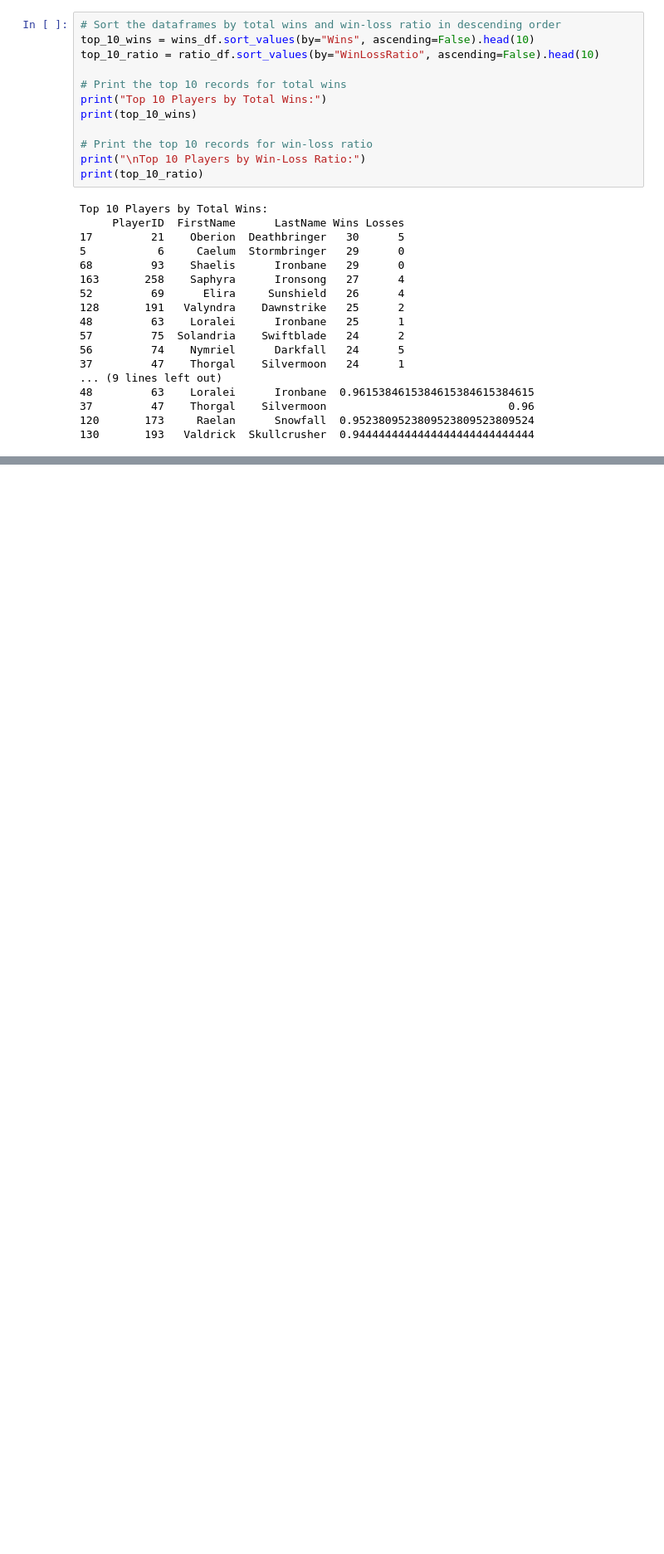
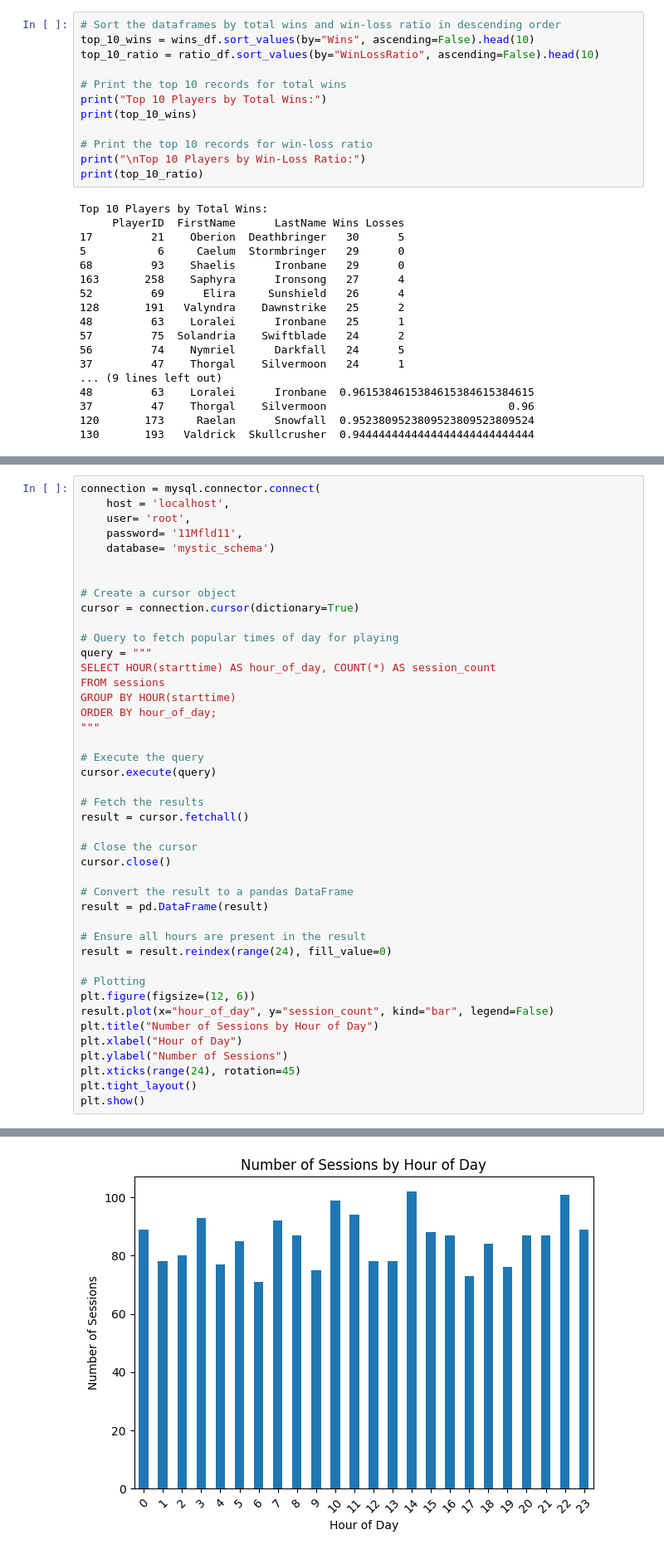
Before and after one commit to fabianzorr/Mystic_quest_Group_Project, a Jupyter notebook: Week_4_Refining_DB.ipynb, the cells around one changed output, grey strips where cells are left out. Shown at 83% size. Saved outputs shown, nothing was run; the diff lists cells and outputs as text; blank space fills up the shorter version.

```diff
--- a/Week_4_Refining_DB.ipynb
+++ b/Week_4_Refining_DB.ipynb
@@ -1024,0 +1262,44 @@ Top 10 Players by Total Wins:
+# %%
+connection = mysql.connector.connect(
+    host = 'localhost',
+    user= 'root',
+    password= '11Mfld11',
+    database= 'mystic_schema')
+
+
+# Create a cursor object
+cursor = connection.cursor(dictionary=True)
+
+# Query to fetch popular times of day for playing
+query = """
+SELECT HOUR(starttime) AS hour_of_day, COUNT(*) AS session_count
+FROM sessions
+GROUP BY HOUR(starttime)
+ORDER BY hour_of_day;
+"""
+
+# Execute the query
+cursor.execute(query)
+
+# Fetch the results
+result = cursor.fetchall()
+
+# Close the cursor
+cursor.close()
+
+# Convert the result to a pandas DataFrame
+result = pd.DataFrame(result)
+
+# Ensure all hours are present in the result
+result = result.reindex(range(24), fill_value=0)
+
+# Plotting
+plt.figure(figsize=(12, 6))
+result.plot(x="hour_of_day", y="session_count", kind="bar", legend=False)
+plt.title("Number of Sessions by Hour of Day")
+plt.xlabel("Hour of Day")
+plt.ylabel("Number of Sessions")
+plt.xticks(range(24), rotation=45)
+plt.tight_layout()
+plt.show()
+# %% [output]
@@ -1024,0 +1307 @@ Top 10 Players by Total Wins:
+[figure, added]
```
Also changed, not shown: parts of 35 cells of this notebook, 2 other files.
